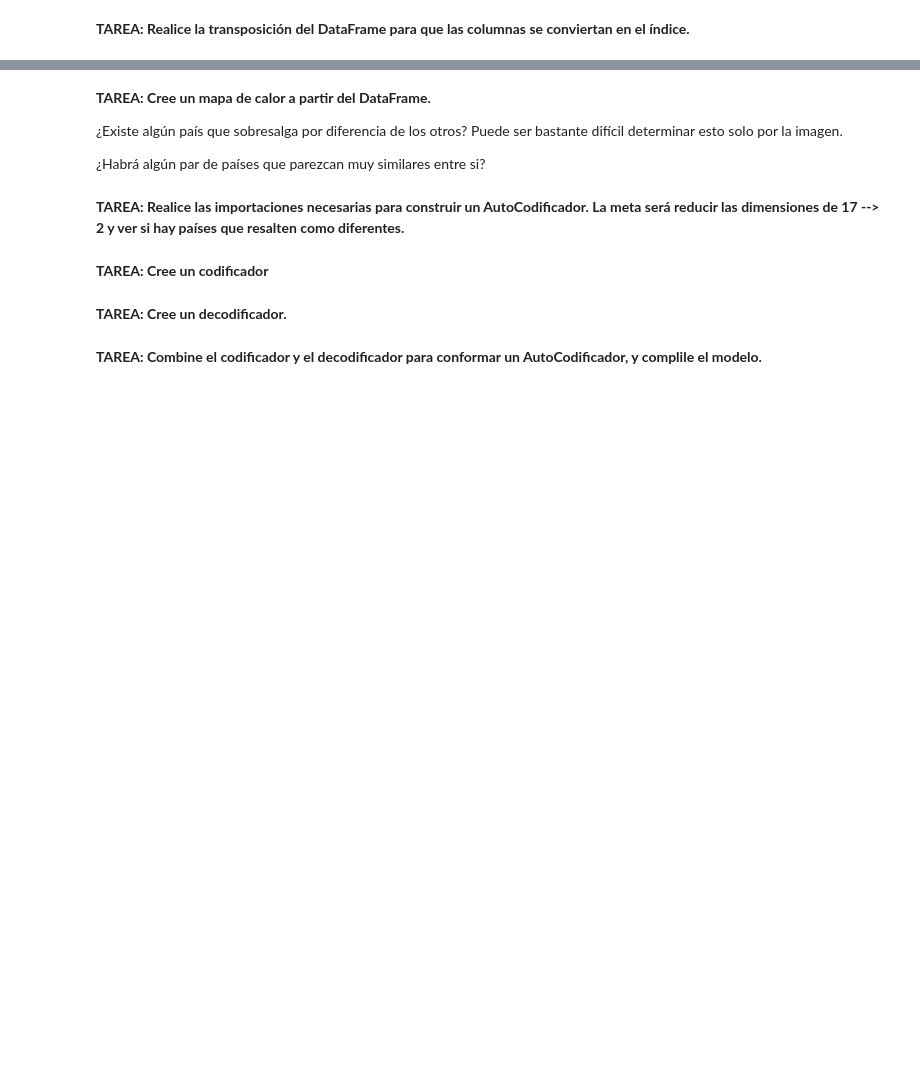
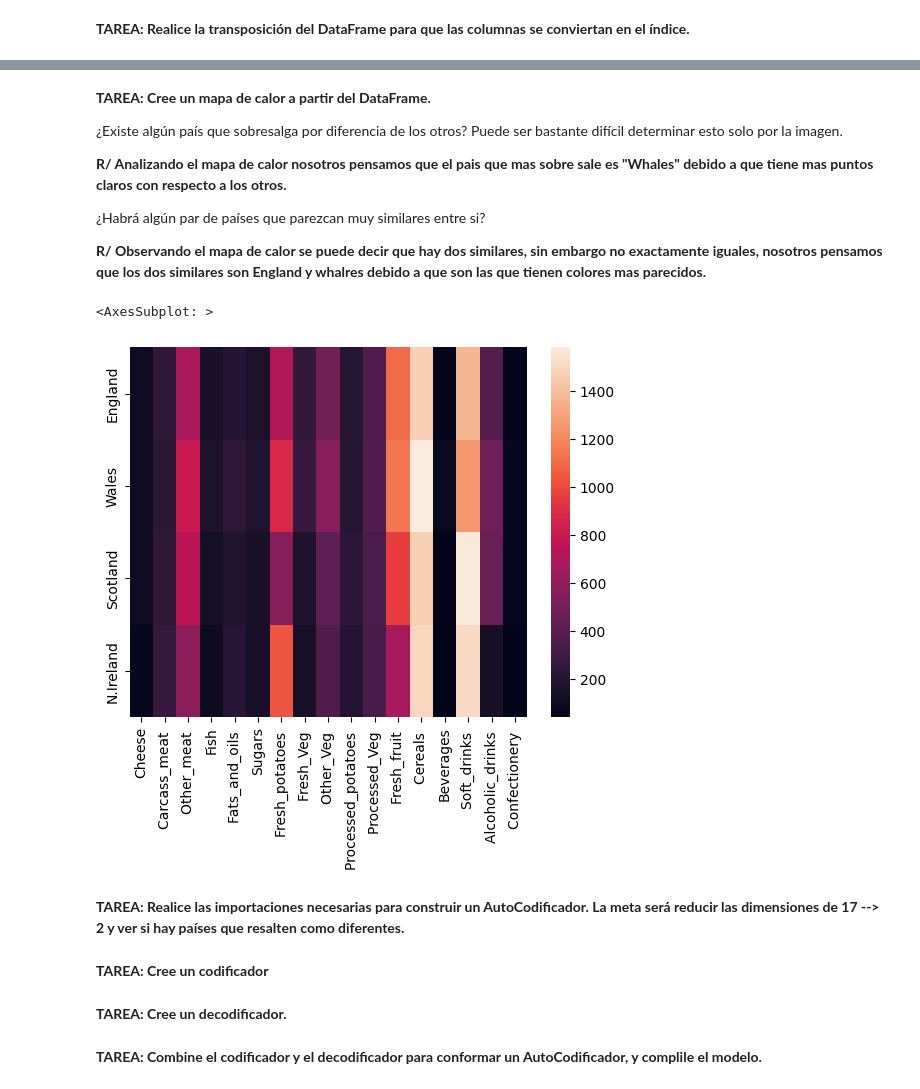
Before and after one commit to raulangelj/Laboratorio-6-Data-Science, a Jupyter notebook: Lab_Autocodificadores.ipynb, the cells around one changed output, grey strips where cells are left out. Drawn from its saved outputs; the diff is of its cells as text; code cells hidden in the pictures; blank space fills up the shorter version.

```diff
--- a/Lab_Autocodificadores.ipynb
+++ b/Lab_Autocodificadores.ipynb
@@ -19,7 +22,7 @@ La tabla tiene algunas variaciones interesantes en diferentes tipos de comida, p
 
 Es posible que tenga que modificar la instrucción de acuerdo al lugar donde descargó el archivo.
 # %%
-df = pd.read_csv('../DATA/UK_foods.csv', index_col = 'Unnamed: 0')
+df = pd.read_csv('./UK_foods.csv', index_col = 'Unnamed: 0')
 # %% [markdown]
 **TAREA: Despliegue el DataFrame**
 # %%
@@ -28,3 +48,4 @@ df = pd.read_csv('../DATA/UK_foods.csv', index_col = 'Unnamed: 0')
 **TAREA:  Realice la transposición del DataFrame para que las columnas se conviertan en el índice.**
 # %%
 #SU CODIGO AQUI
+df_transpose = df.T
@@ -33,8 +62,16 @@ df = pd.read_csv('../DATA/UK_foods.csv', index_col = 'Unnamed: 0')
 
 ¿Existe algún país que sobresalga por diferencia de los otros?  Puede ser bastante difícil determinar esto solo por la imagen.
 
+**R/ Analizando el mapa de calor nosotros pensamos que el pais que mas sobre sale es "Whales" debido a que tiene mas puntos claros con respecto a los otros.**
+
 ¿Habrá algún par de países que parezcan muy similares entre si?
+
+**R/ Observando el mapa de calor se puede decir que hay dos similares, sin embargo no exactamente iguales, nosotros pensamos que los dos similares son England y whalres debido a que son las que tienen colores mas parecidos.**
 # %%
 #SU CODIGO AQUI
+sns.heatmap(df_transpose)
+# %% [output]
+<AxesSubplot: >
+[figure, added]
 # %% [markdown]
 **TAREA:  Realice las importaciones necesarias para construir un AutoCodificador.  La meta será reducir las dimensiones de 17 --> 2 y ver si hay países que resalten como diferentes.**
```
Also changed, not shown: parts of 18 cells of this notebook, 1 other file.
